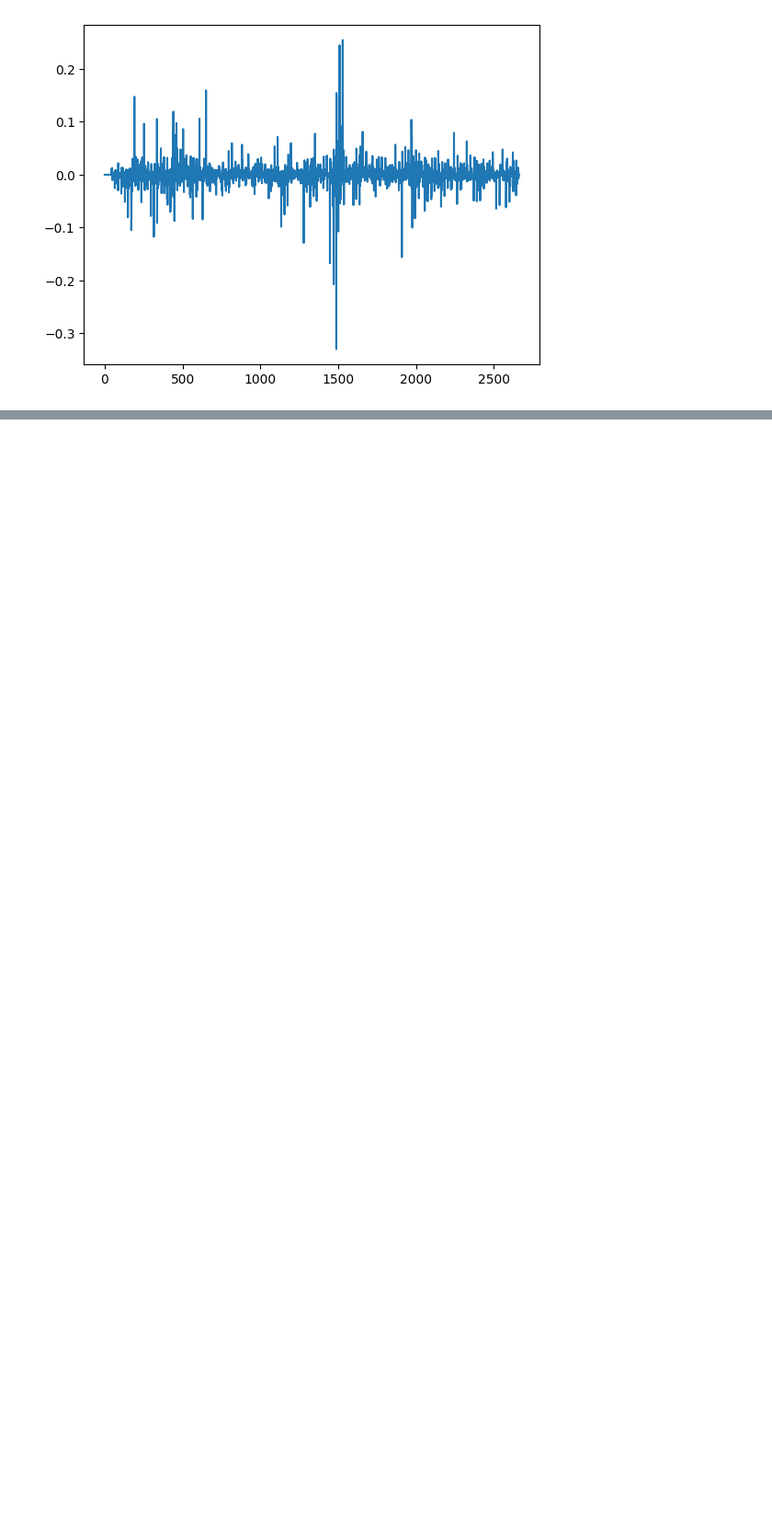
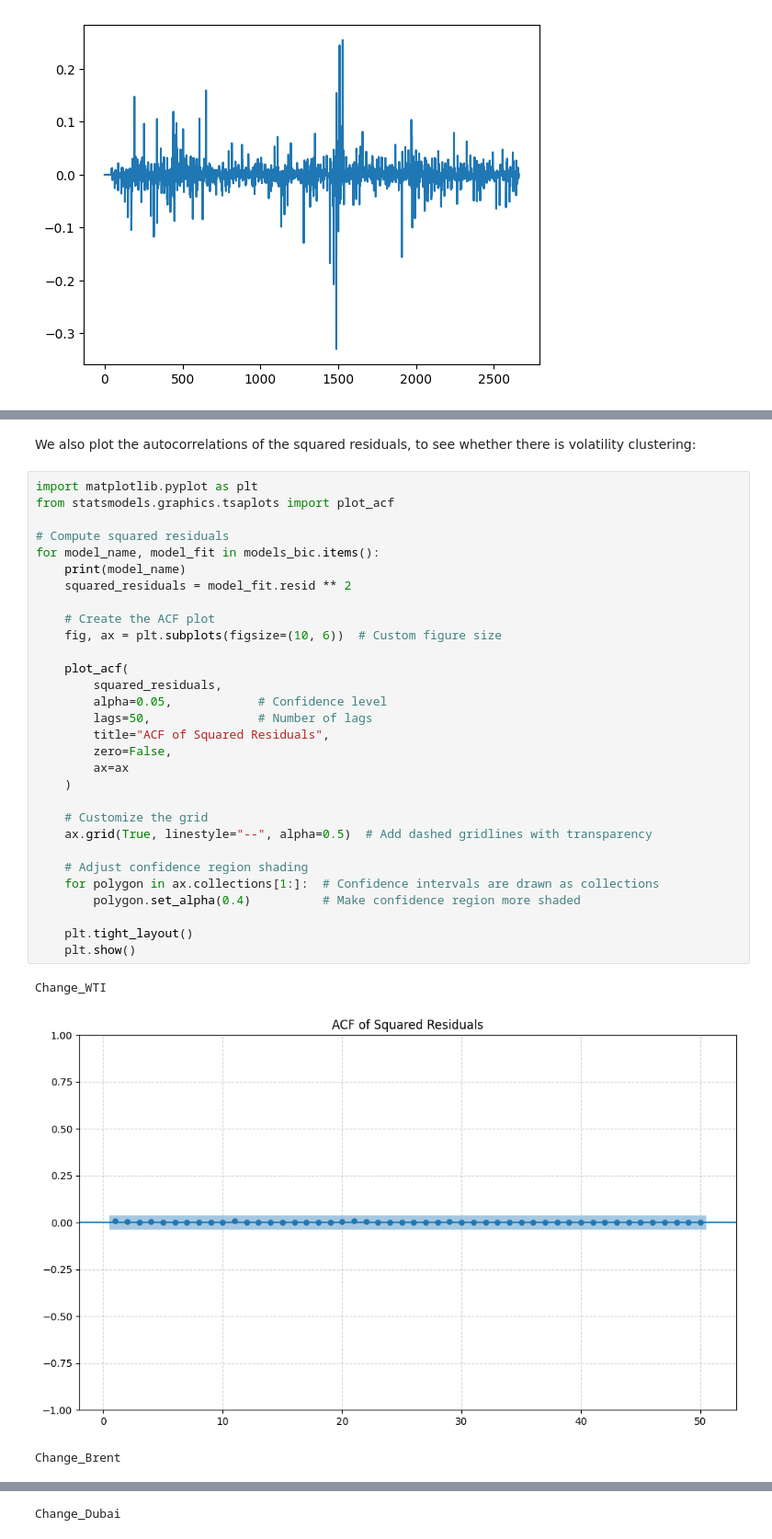
Before and after one commit to fabianbermana/oil_futures_analysis, a Jupyter notebook: scripts/time_series_analysis_basic.ipynb, the cells around one changed output, grey strips where cells are left out. Shown: that part at 92% size. Cells and saved outputs as stored; diff of their text form; blank space fills up the shorter version.

```diff
--- a/scripts/time_series_analysis_1.ipynb
+++ b/scripts/time_series_analysis_basic.ipynb
@@ -457,0 +477,36 @@ Warnings:
+# %% [markdown]
+We also plot the autocorrelations of the squared residuals, to see whether there is volatility clustering:
+# %%
+import matplotlib.pyplot as plt
+from statsmodels.graphics.tsaplots import plot_acf
+
+# Compute squared residuals
+for model_name, model_fit in models_bic.items():
+    print(model_name)
+    squared_residuals = model_fit.resid ** 2
+
+    # Create the ACF plot
+    fig, ax = plt.subplots(figsize=(10, 6))  # Custom figure size
+
+    plot_acf(
+        squared_residuals,
+        alpha=0.05,            # Confidence level
+        lags=50,               # Number of lags
+        title="ACF of Squared Residuals",
+        zero=False,
+        ax=ax
+    )
+
+    # Customize the grid
+    ax.grid(True, linestyle="--", alpha=0.5)  # Add dashed gridlines with transparency
+
+    # Adjust confidence region shading
+    for polygon in ax.collections[1:]:  # Confidence intervals are drawn as collections
+        polygon.set_alpha(0.4)          # Make confidence region more shaded
+
+    plt.tight_layout()
+    plt.show()
+# %% [output]
+Change_WTI
+[figure, added]
+Change_Brent
@@ -457,0 +514 @@ Warnings:
+Change_Dubai
```
Also changed, not shown: parts of 7 cells of this notebook, 3 other files.
